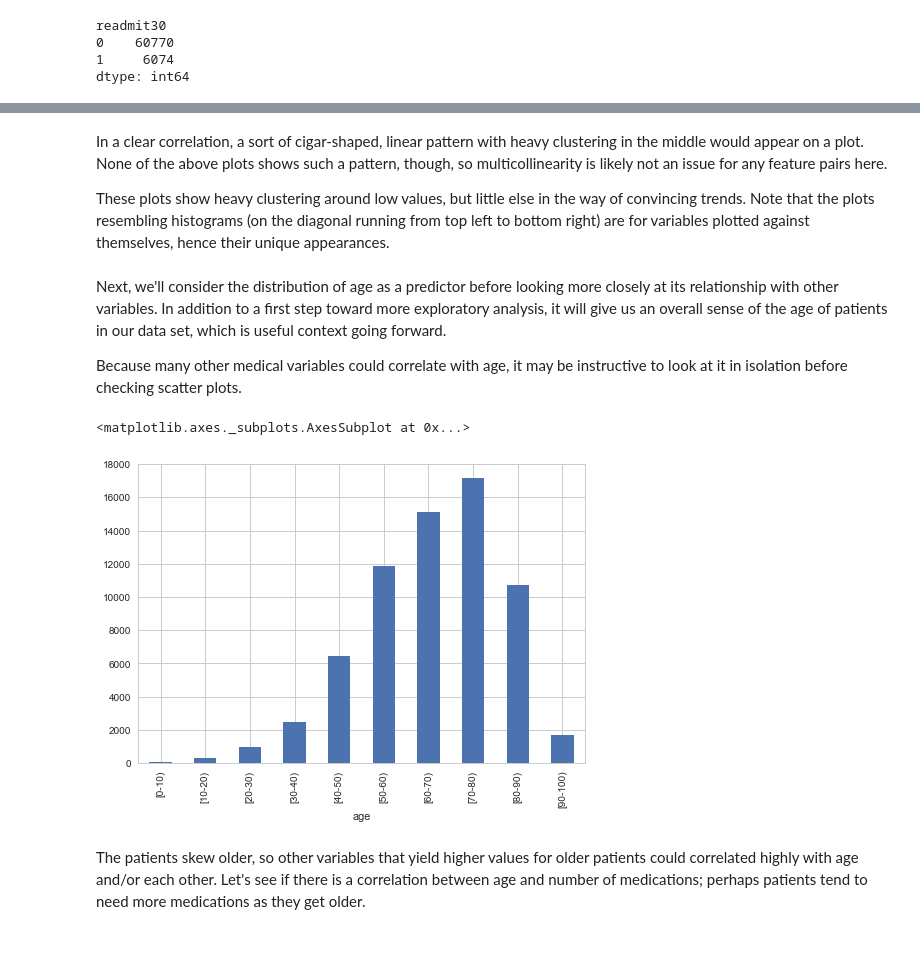
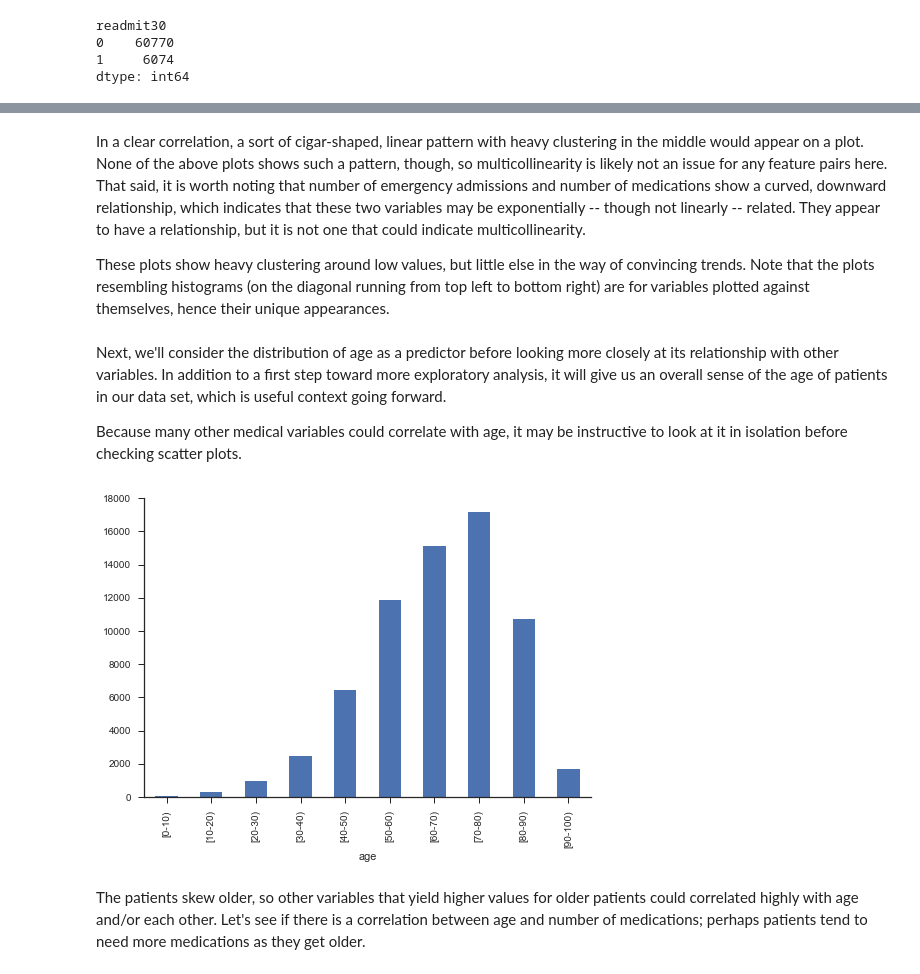
Before and after one commit to AOlden/sb-projects, a Jupyter notebook: diabetes_readmission/exploratory_analysis_diabetes_readmission.ipynb, the cells around one changed output, grey strips where cells are left out. Drawn from its saved outputs; the diff is of its cells as text; code cells hidden in the pictures; blank space fills up the shorter version.

```diff
--- a/diabetes_readmission/exploratory_analysis_diabetes_readmission.ipynb
+++ b/diabetes_readmission/exploratory_analysis_diabetes_readmission.ipynb
@@ -12,7 +12,7 @@ import pandas as pd
 import numpy as np
 import scipy.stats as scs
 import seaborn as sns
-sns.set(style = "whitegrid", color_codes = True)
+sns.set(style = "ticks", color_codes = True)
 
 pd.set_option('display.max_columns', 50) #display all columns of data frame (df)
 
@@ -54,5 +55,5 @@ sm = pd.scatter_matrix(EDA[['num_procedures', 'num_medications', 'number_emergen
 # %% [markdown]
-In a clear correlation, a sort of cigar-shaped, linear pattern with heavy clustering in the middle would appear on a plot. None of the above plots shows such a pattern, though, so multicollinearity is likely not an issue for any feature pairs here.
+In a clear correlation, a sort of cigar-shaped, linear pattern with heavy clustering in the middle would appear on a plot. None of the above plots shows such a pattern, though, so multicollinearity is likely not an issue for any feature pairs here. That said, it is worth noting that number of emergency admissions and number of medications show a curved, downward relationship, which indicates that these two variables may be exponentially -- though not linearly -- related. They appear to have a relationship, but it is not one that could indicate multicollinearity.
 
 These plots show heavy clustering around low values, but little else in the way of convincing trends. Note that the plots resembling histograms (on the diagonal running from top left to bottom right) are for variables plotted against themselves, hence their unique appearances.
 # %% [markdown]
@@ -62,10 +63,10 @@ Because many other medical variables could correlate with age, it may be instruc
 # %%
 #bar chart for age
 age_grouped = EDA.groupby(['age']).size()
 age_grouped.plot(kind = 'bar')
+sns.despine()
 # %% [output]
-<matplotlib.axes._subplots.AxesSubplot at 0x...>
-[figure, old version]
+[figure, new version]
 # %% [markdown]
 The patients skew older, so other variables that yield higher values for older patients could correlated highly with age and/or each other. Let's see if there is a correlation between age and number of medications; perhaps patients tend to need more medications as they get older.
 # %%
```
Also changed, not shown: parts of 14 cells of this notebook.
